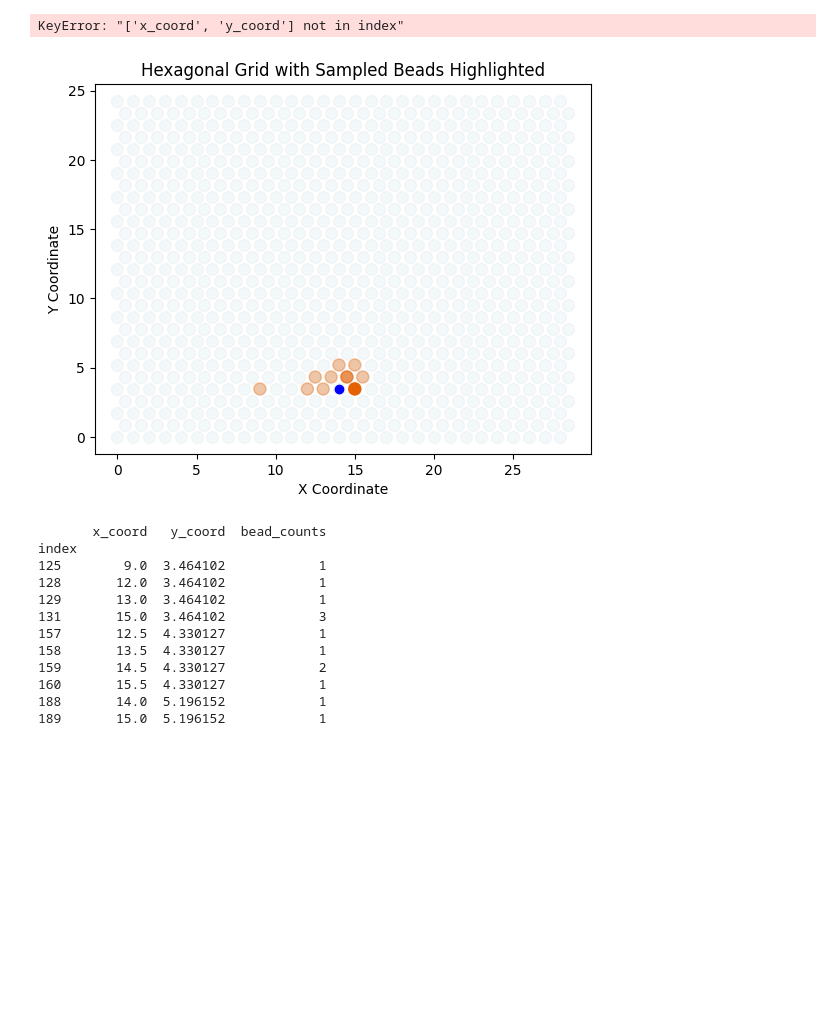
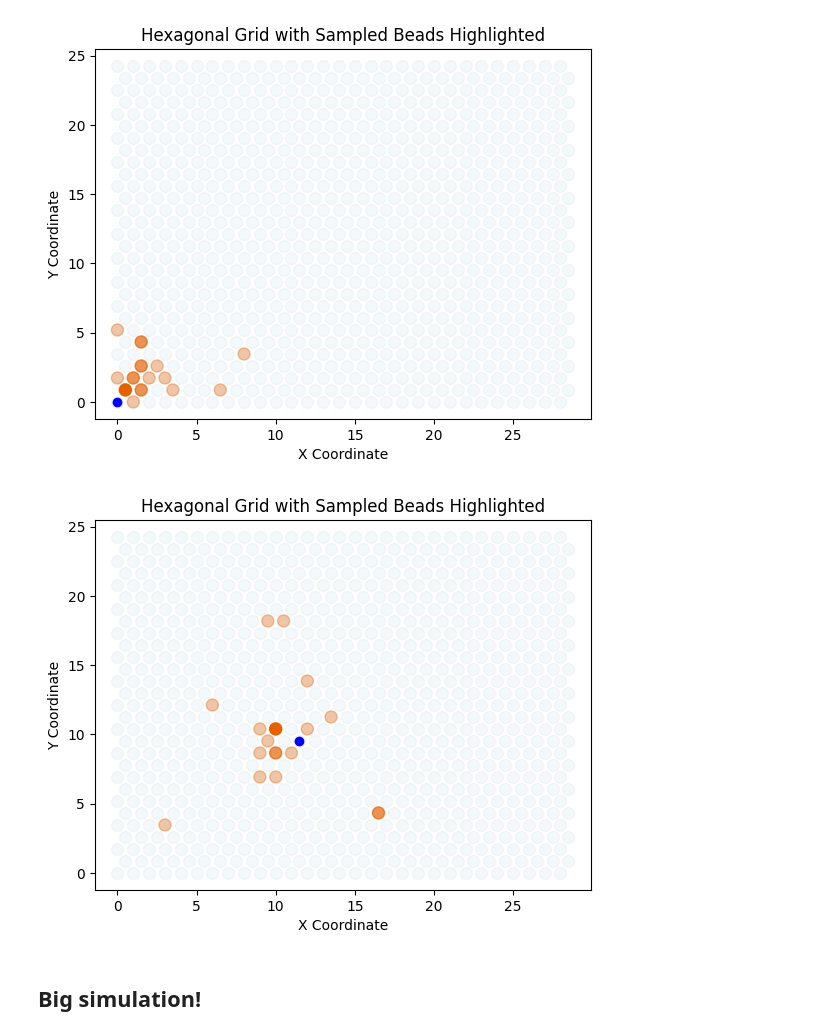
Before and after one commit to matsengrp/sci-space-v2, a Jupyter notebook: notebooks/simulation.ipynb, the cells around one changed output. Drawn from its saved outputs; the diff is of its cells as text; code cells hidden in the pictures; blank space fills up the shorter version.

Commit message:
big simulation works

```diff
--- a/notebooks/simulation.ipynb
+++ b/notebooks/simulation.ipynb
@@ -13,20 +16,8 @@ simulator.plot_setting()
 # %%
-simulator.plot_sample(20, 0)
+_ = simulator.plot_sample(20, 0)
 # %% [output]
-KeyError: "['x_coord', 'y_coord'] not in index"
+[figure, added]
-# %%
-simulator.plot_sample(20, 130)
-# %% [output]
-[figure, removed]
-       x_coord   y_coord  bead_counts
-index
-125        9.0  3.464102            1
-128       12.0  3.464102            1
-129       13.0  3.464102            1
-131       15.0  3.464102            3
-157       12.5  4.330127            1
-158       13.5  4.330127            1
-159       14.5  4.330127            2
-160       15.5  4.330127            1
-188       14.0  5.196152            1
-189       15.0  5.196152            1
+# %%
+_ = simulator.plot_sample(20, 330)
+# %% [output]
+[figure, added]
@@ -32,0 +45,2 @@ index
+# %% [markdown]
+## Big simulation!
```
Also changed, not shown: parts of 7 cells of this notebook, 1 other file.
